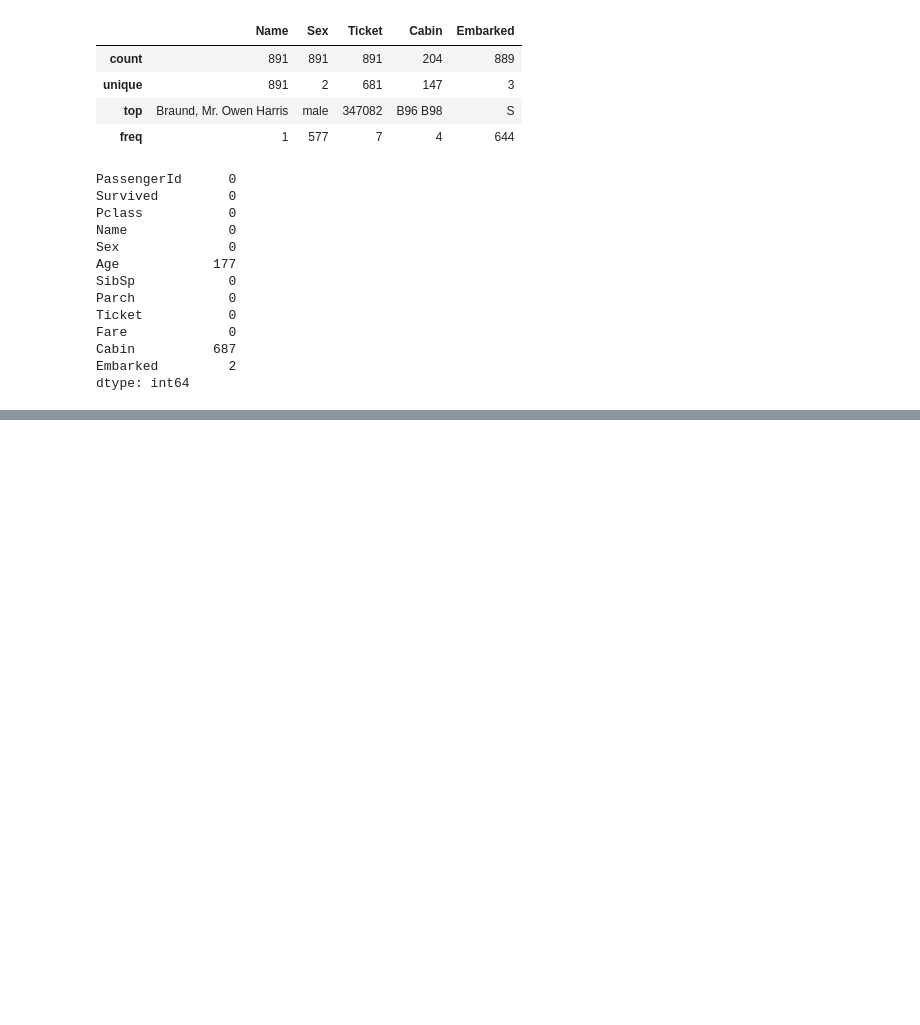
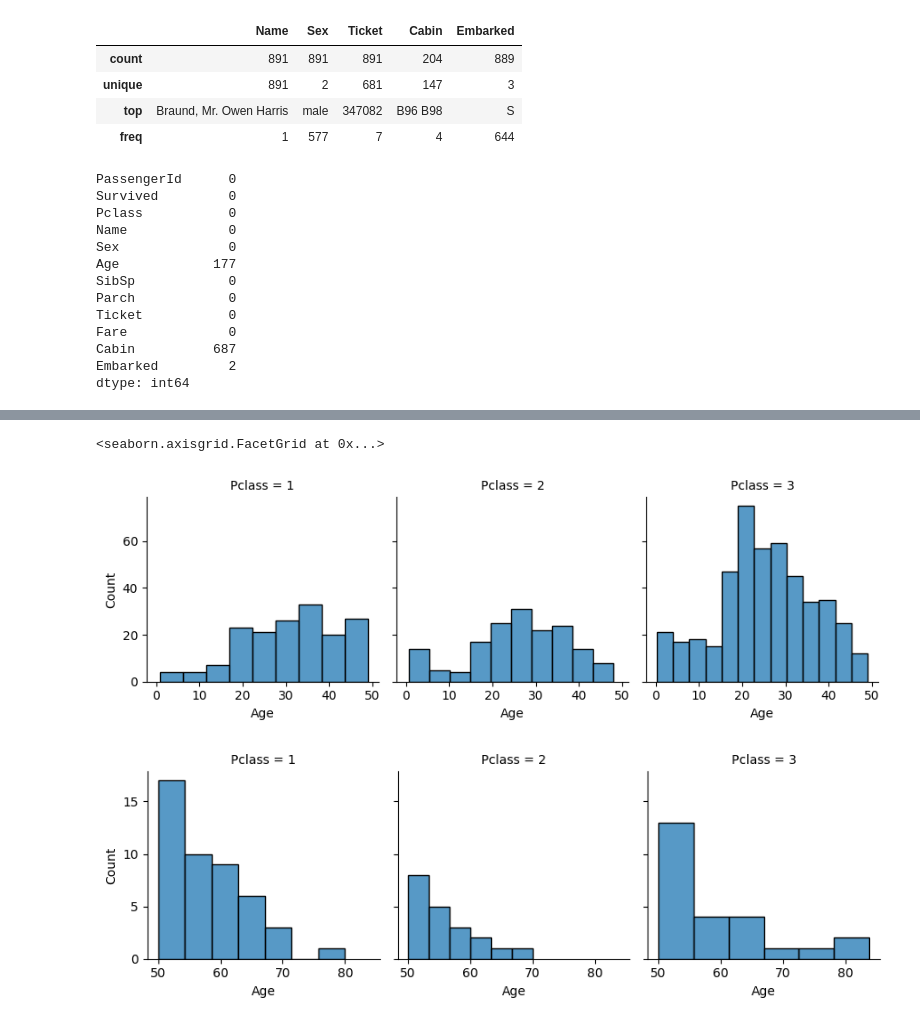
Before and after one commit to DonSeverin/Titanic_ex, a Jupyter notebook: code/titanic_ex_code.ipynb, the cells around one changed output, grey strips where cells are left out. Cells and saved outputs as stored; diff of their text form; code cells hidden in the pictures; blank space fills up the shorter version.

```diff
--- a/code/titanic_ex_code.ipynb
+++ b/code/titanic_ex_code.ipynb
@@ -154,2 +182,17 @@ df
+# %%
+# Query age from 0 - 40 & 40 - 100 to see age based on Pclass
+df_qlow = df2.loc[df2['Age'].between(0, 49), ['Age','Pclass']]
+df_qhigh = df2.loc[df2['Age'].between(50, 100), ['Age','Pclass']]
+
+#
+g = sns.FacetGrid(df_qlow, col="Pclass")
+g.map(sns.histplot, "Age")
+
+g = sns.FacetGrid(df_qhigh, col="Pclass")
+g.map(sns.histplot, "Age")
+# %% [output]
+<seaborn.axisgrid.FacetGrid at 0x...>
+[figure, added]
+[figure, added]
 # %%
 # Survival based on Sex and Pclass
```
Also changed, not shown: parts of 15 cells of this notebook, 6 other files.
